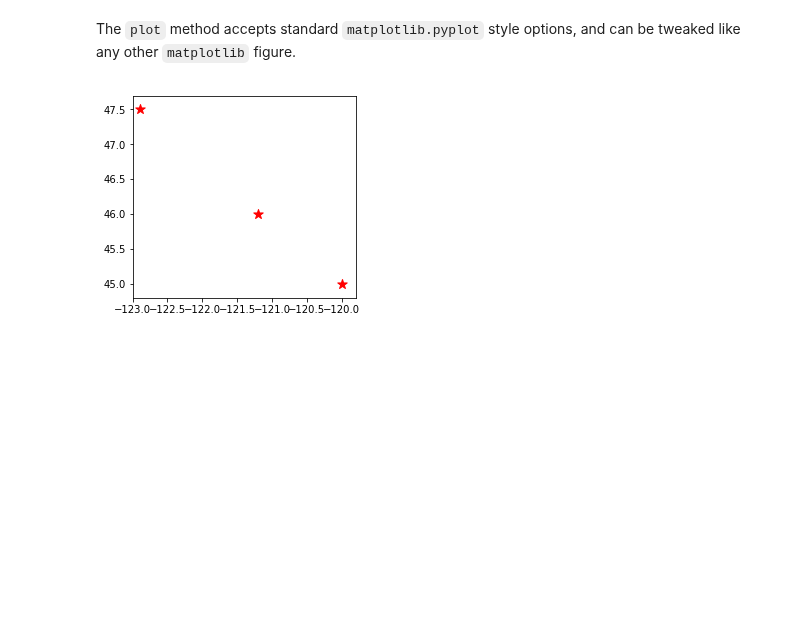
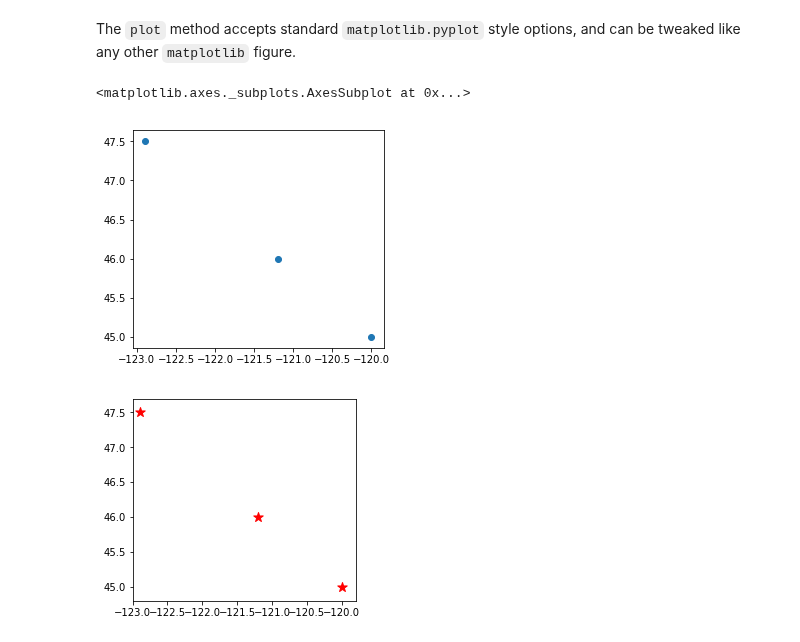
Before and after one commit to geohackweek/tutorial_contents, a Jupyter notebook: vector/notebooks/geopandas_intro.ipynb, the cells around one changed output. Cells and saved outputs as stored; diff of their text form; code cells hidden in the pictures; blank space fills up the shorter version.

```diff
--- a/vector/notebooks/geopandas_intro.ipynb
+++ b/vector/notebooks/geopandas_intro.ipynb
@@ -97,6 +97,11 @@ A GeoSeries (and a GeoDataFrame) can store a CRS implicitly associated with the
 gs.crs = {'init': 'epsg:4326'}
 # %% [markdown]
 The `plot` method accepts standard `matplotlib.pyplot` style options, and can be tweaked like any other `matplotlib` figure.
+# %%
+gs.plot()
+# %% [output]
+<matplotlib.axes._subplots.AxesSubplot at 0x...>
+[figure, added]
 # %%
 gs.plot(marker='*', color='red', markersize=100, figsize=(4, 4))
 plt.xlim([-123, -119.8])
```
Also changed, not shown: parts of 4 cells of this notebook, 1 other file.
